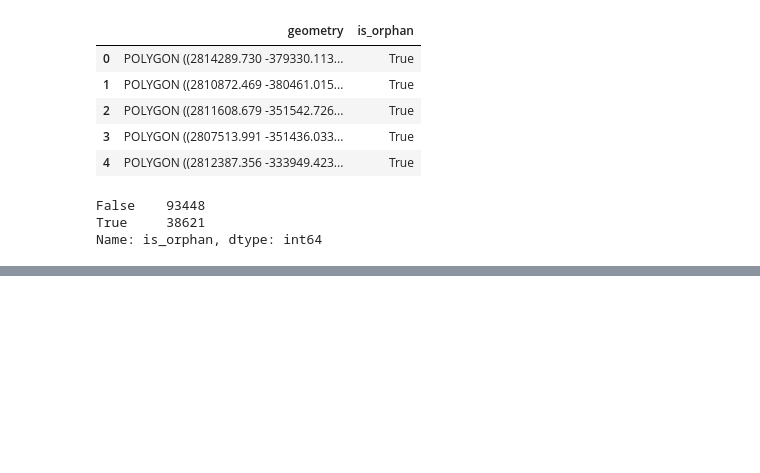
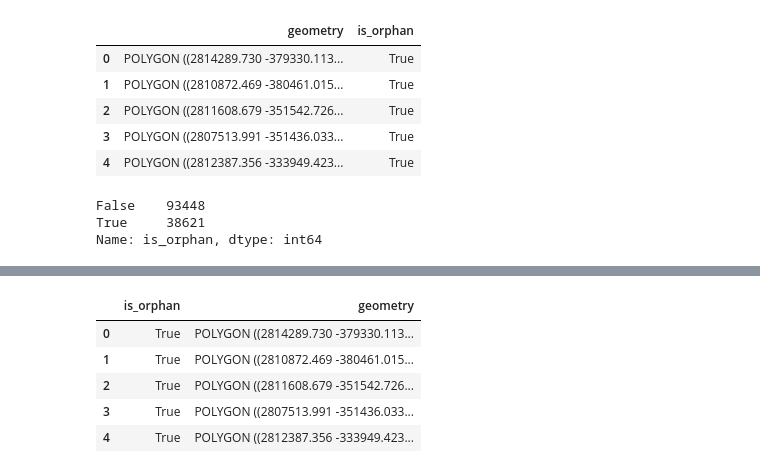
Before and after one commit to Project-Canopy/cb_feature_detection, a Jupyter notebook: analytics/distances_between_squares_David.ipynb, the cells around one changed output, grey strips where cells are left out. Saved outputs shown, nothing was run; the diff lists cells and outputs as text; code cells hidden in the pictures; blank space fills up the shorter version.

```diff
--- a/analytics/distances_between_squares_David.ipynb
+++ b/analytics/distances_between_squares_David.ipynb
@@ -596,3 +596,5 @@ True     38621
 Name: is_orphan, dtype: int64
 # %%
 gdf_orphans.to_file('D:/canopy_data/analysis/orphans.geojson', driver='GeoJSON')
+# %%
+gdf_orphans = gpd.read_file('D:/canopy_data/analysis/orphans.geojson')
@@ -598,0 +618,9 @@ gdf_orphans.to_file('D:/canopy_data/analysis/orphans.geojson', driver='GeoJSON')
+# %%
+gdf_orphans.head()
+# %% [output]
+|  | is_orphan | geometry |
+| 0 | True | POLYGON ((2814289.730 -379330.113... |
+| 1 | True | POLYGON ((2810872.469 -380461.015... |
+| 2 | True | POLYGON ((2811608.679 -351542.726... |
+| 3 | True | POLYGON ((2807513.991 -351436.033... |
+| 4 | True | POLYGON ((2812387.356 -333949.423... |
```
Also changed, not shown: parts of 12 cells of this notebook.
